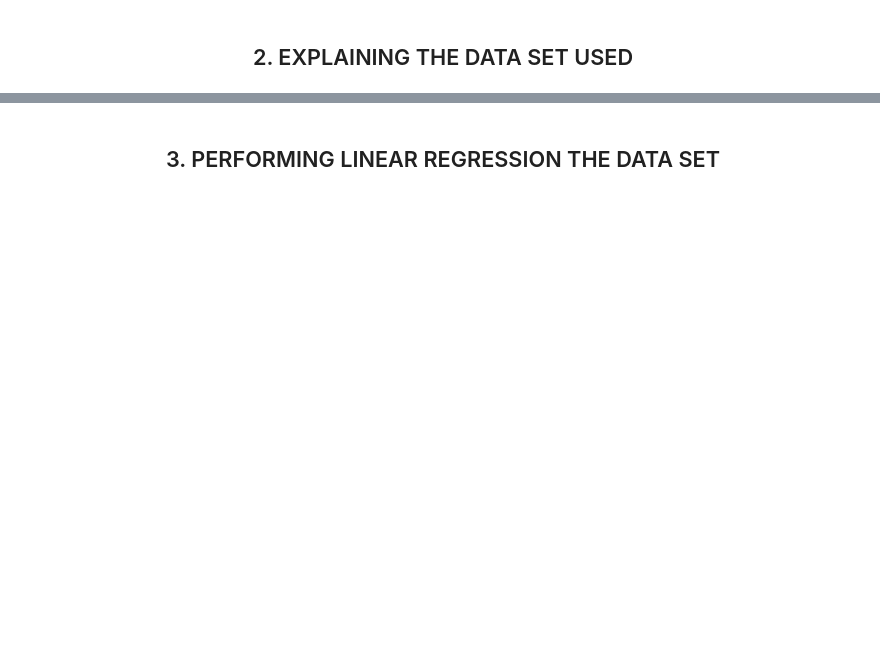
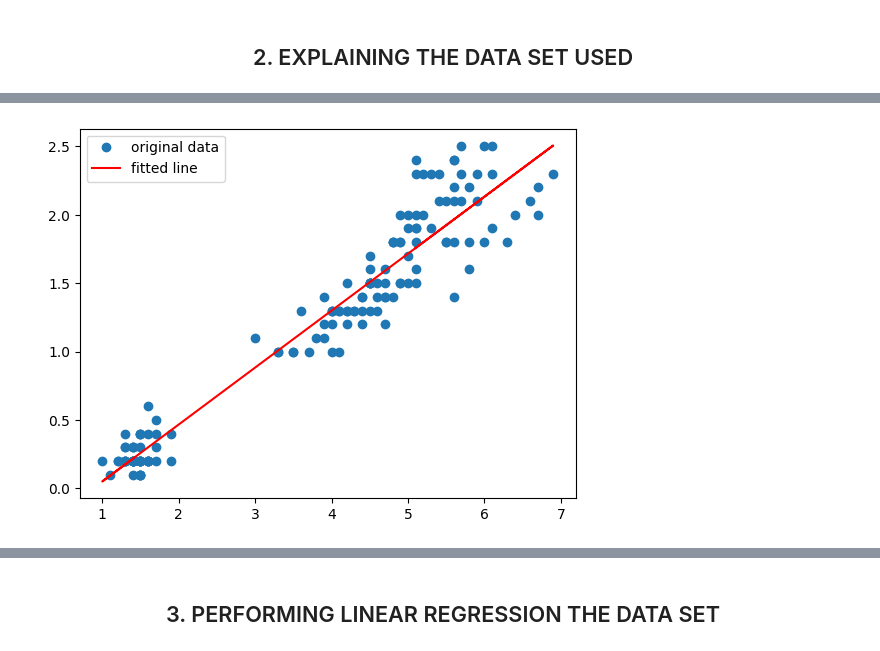
Before and after one commit to StephenCaulfield/MLAS-Autumn-Stephen-Caulfield, a Jupyter notebook: regression.ipynb, the cells around one changed output, grey strips where cells are left out. Saved outputs shown, nothing was run; the diff lists cells and outputs as text; code cells hidden in the pictures; blank space fills up the shorter version.

Commit message:
Data Set for Regression, creating functions

```diff
--- a/regression.ipynb
+++ b/regression.ipynb
@@ -39,2 +47,6 @@ plt.show()
 # %% [markdown]
 <h2 align = "center">2. EXPLAINING THE DATA SET USED</h2>
+# %%
+df = pd.read_csv('Iris.csv')
+
+df
@@ -40,0 +67,15 @@ plt.show()
+# %%
+def dfregression(x,y):
+    res = ss.linregress(x, y)
+
+    plt.plot(x, y, 'o', label='original data')
+
+    plt.plot(x, res.intercept + res.slope*x, 'r', label='fitted line')
+
+    plt.legend()
+
+    plt.show()
+# %%
+dfregression(df['PetalLengthCm'], df['PetalWidthCm'])
+# %% [output]
+[figure, added]
```
Also changed, not shown: parts of 9 cells of this notebook, 1 other file.
